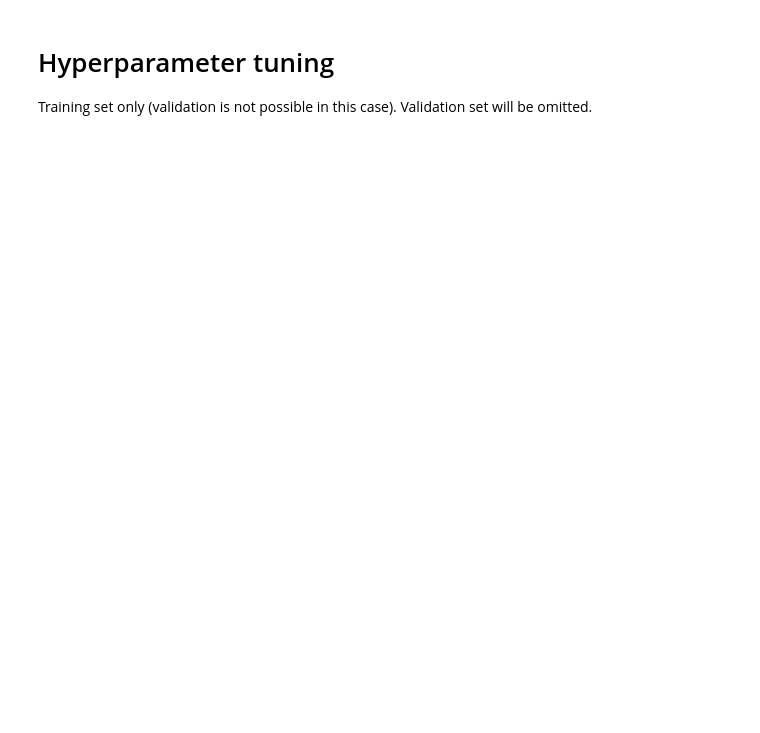
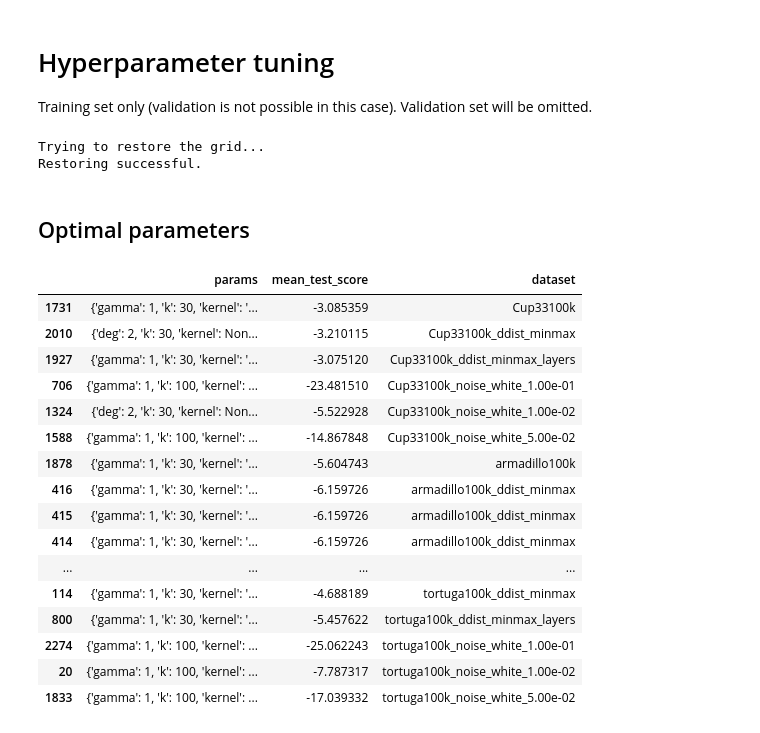
Before and after one commit to akapet00/normal-estimation, a Jupyter notebook: estimator/train.ipynb, the cells around one changed output. Drawn from its saved outputs; the diff is of its cells as text; code cells hidden in the pictures; blank space fills up the shorter version.

```diff
--- a/estimator/train.ipynb
+++ b/estimator/train.ipynb
@@ -104,9 +110,9 @@ else:
     try:
         print('Trying to restore the grid...')
         df_grid_res = pd.read_csv(fname, index_col=0)
-        df_grid_res['params'] = df_grid_res['params'].apply(
-            lambda row: ast.literal_eval(row)
-        )
+        # df_grid_res['params'] = df_grid_res['params'].apply(
+        #     lambda row: ast.literal_eval(row)
+        # )
         print('Restoring successful.')
     except Exception as e:
         print(e)
@@ -114,15 +120,33 @@ else:
         df_grid_res = tuning()
 if save:
     df_grid_res.to_csv(fname)
+# %% [output]
+Trying to restore the grid...
+Restoring successful.
-# %%
-df_grid_res[sel].set_index(
-    df_grid_res['params'].apply(
-        lambda x: '_'.join(str(val) for val in x.values())
-    )
-).rename_axis('kernel')
+# %% [markdown]
+## Optimal parameters
+# %%
+sel = ['params', 'mean_test_score', 'dataset']
 # %%
-sel = ['params', 'mean_test_score', 'rank_test_score', 'dataset']
-rank_test_score = 1
+rank_test_score = 1  # best performing
 df_grid_res.loc[
     df_grid_res['rank_test_score'] == rank_test_score, sel
 ].sort_values(by='dataset')
+# %% [output]
+|  | params | mean_test_score | dataset |
+| 1731 | {'gamma': 1, 'k': 30, 'kernel': '... | -3.085359 | Cup33100k |
+| 2010 | {'deg': 2, 'k': 30, 'kernel': Non... | -3.210115 | Cup33100k_ddist_minmax |
+| 1927 | {'gamma': 1, 'k': 30, 'kernel': '... | -3.075120 | Cup33100k_ddist_minmax_layers |
+| 706 | {'gamma': 1, 'k': 100, 'kernel': ... | -23.481510 | Cup33100k_noise_white_1.00e-01 |
+| 1324 | {'deg': 2, 'k': 30, 'kernel': Non... | -5.522928 | Cup33100k_noise_white_1.00e-02 |
+| 1588 | {'gamma': 1, 'k': 100, 'kernel': ... | -14.867848 | Cup33100k_noise_white_5.00e-02 |
+| 1878 | {'gamma': 1, 'k': 30, 'kernel': '... | -5.604743 | armadillo100k |
+| 416 | {'gamma': 1, 'k': 30, 'kernel': '... | -6.159726 | armadillo100k_ddist_minmax |
+| 415 | {'gamma': 1, 'k': 30, 'kernel': '... | -6.159726 | armadillo100k_ddist_minmax |
+| 414 | {'gamma': 1, 'k': 30, 'kernel': '... | -6.159726 | armadillo100k_ddist_minmax |
+| ... | ... | ... | ... |
+| 114 | {'gamma': 1, 'k': 30, 'kernel': '... | -4.688189 | tortuga100k_ddist_minmax |
+| 800 | {'gamma': 1, 'k': 30, 'kernel': '... | -5.457622 | tortuga100k_ddist_minmax_layers |
+| 2274 | {'gamma': 1, 'k': 100, 'kernel': ... | -25.062243 | tortuga100k_noise_white_1.00e-01 |
+| 20 | {'gamma': 1, 'k': 100, 'kernel': ... | -7.787317 | tortuga100k_noise_white_1.00e-02 |
+| 1833 | {'gamma': 1, 'k': 100, 'kernel': ... | -17.039332 | tortuga100k_noise_white_5.00e-02 |
```
Also changed, not shown: parts of 10 cells of this notebook, 1 other file.
